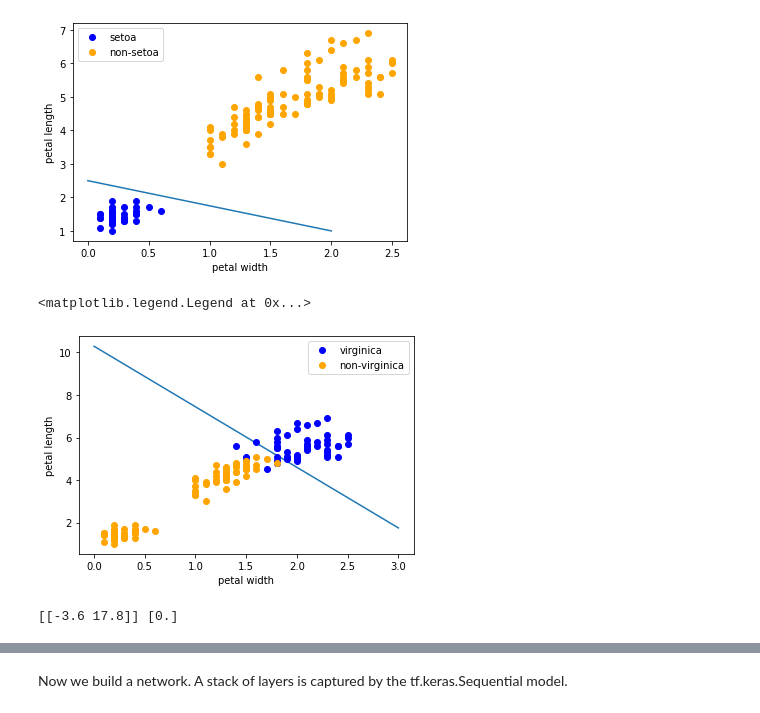
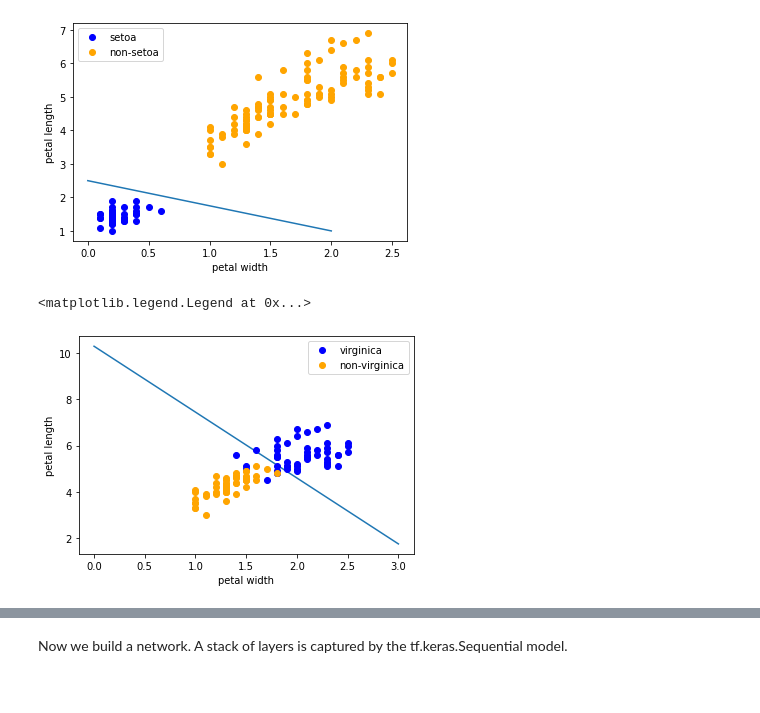
Before and after one commit to yeswhos/COMP5400M-Bio-inspired-Computing, a Jupyter notebook: CW2/Backpropagation on the Iris data set.ipynb, the cells around one changed output, grey strips where cells are left out. Drawn from its saved outputs; the diff is of its cells as text; code cells hidden in the pictures.

```diff
--- a/CW2/Backpropagation on the Iris data set.ipynb
+++ b/CW2/Backpropagation on the Iris data set.ipynb
@@ -271,23 +272,20 @@ plt.legend()
 [figure]
 # %%
 x_points = np.linspace(0,3)
+# y_points = np.linspace(0,3)
 y_ = -(perceptron_virginica.w[0]*x_points + perceptron_virginica.b)/perceptron_virginica.w[1]
+# z_ = -(perceptron_setoa.w[0]*y_points + perceptron_setoa.b)/perceptron_setoa.w[1]
 plt.plot(x_points, y_)
-
+# plt.plot(y_points, z_)
 # plt.plot(data[:50, 0], data[:50, 1], 'bo', color='blue', label='0')
 # plt.plot(data[50:100, 0], data[50:100, 1], 'bo', color='orange', label='1')
 plt.plot(data_total[100:150, 1], data_total[100:150, 0],'bo', color='blue', label='virginica')
-plt.plot(data_total[:100, 1],data_total[:100, 0], 'bo', color='orange', label='non-virginica')
+plt.plot(data_total[50:100, 1], data_total[50:100, 0],'bo', color='orange', label='non-virginica')
+# plt.plot(data_total[50:100, 1],data_total[50:100, 0], 'bo', color='orange', label='versicolor')
+# plt.plot(data_total[:50, 1],data_total[:50, 0], 'bo', color='green', label='setosa')
 plt.xlabel('petal width')
 plt.ylabel('petal length')
 plt.legend()
 # %% [output]
 <matplotlib.legend.Legend at 0x...>
-[figure, old version]
+[figure, new version]
-# %%
-from sklearn.linear_model import Perceptron as SPerceptron
-clf = SPerceptron(fit_intercept=False, max_iter=1000, shuffle=False)
-clf.fit(X_virginica, y_virginica)
-print(clf.coef_, clf.intercept_) # 打印权重
-# %% [output]
-[[-3.6 17.8]] [0.]
```
Also changed, not shown: parts of 9 cells of this notebook.
